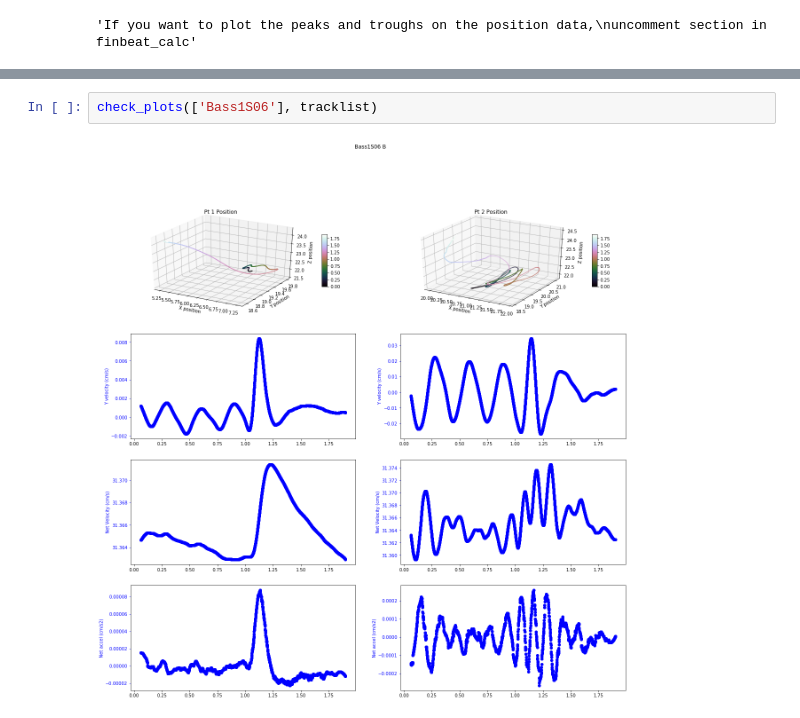
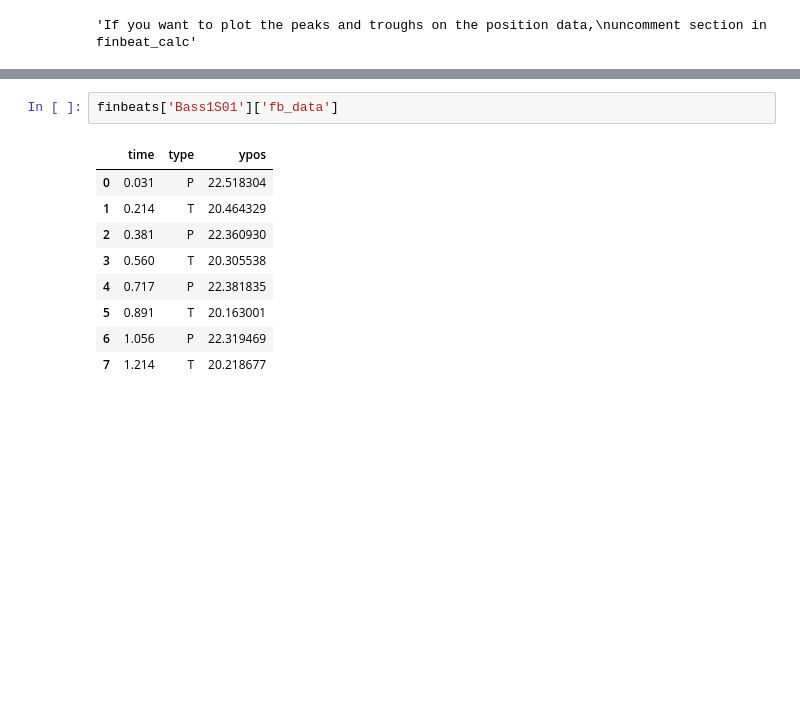
Before and after one commit to kfeilich/FishTrackProcessing, a Jupyter notebook: AccelerationCodeTesting.ipynb, the cells around one changed output, grey strips where cells are left out. Drawn from its saved outputs; the diff is of its cells as text; blank space fills up the shorter version.

```diff
--- a/AccelerationCodeTesting.ipynb
+++ b/AccelerationCodeTesting.ipynb
@@ -252,4 +81,12 @@ def check_plots(tracklist_subset, tracklist):
-# %%
-check_plots(['Bass1S06'], tracklist)
-# %% [output]
-[figure, removed]
+# %%
+finbeats['Bass1S01']['fb_data']
+# %% [output]
+|  | time | type | ypos |
+| 0 | 0.031 | P | 22.518304 |
+| 1 | 0.214 | T | 20.464329 |
+| 2 | 0.381 | P | 22.360930 |
+| 3 | 0.560 | T | 20.305538 |
+| 4 | 0.717 | P | 22.381835 |
+| 5 | 0.891 | T | 20.163001 |
+| 6 | 1.056 | P | 22.319469 |
+| 7 | 1.214 | T | 20.218677 |
```
Also changed, not shown: parts of 6 cells of this notebook, 1 other file.
